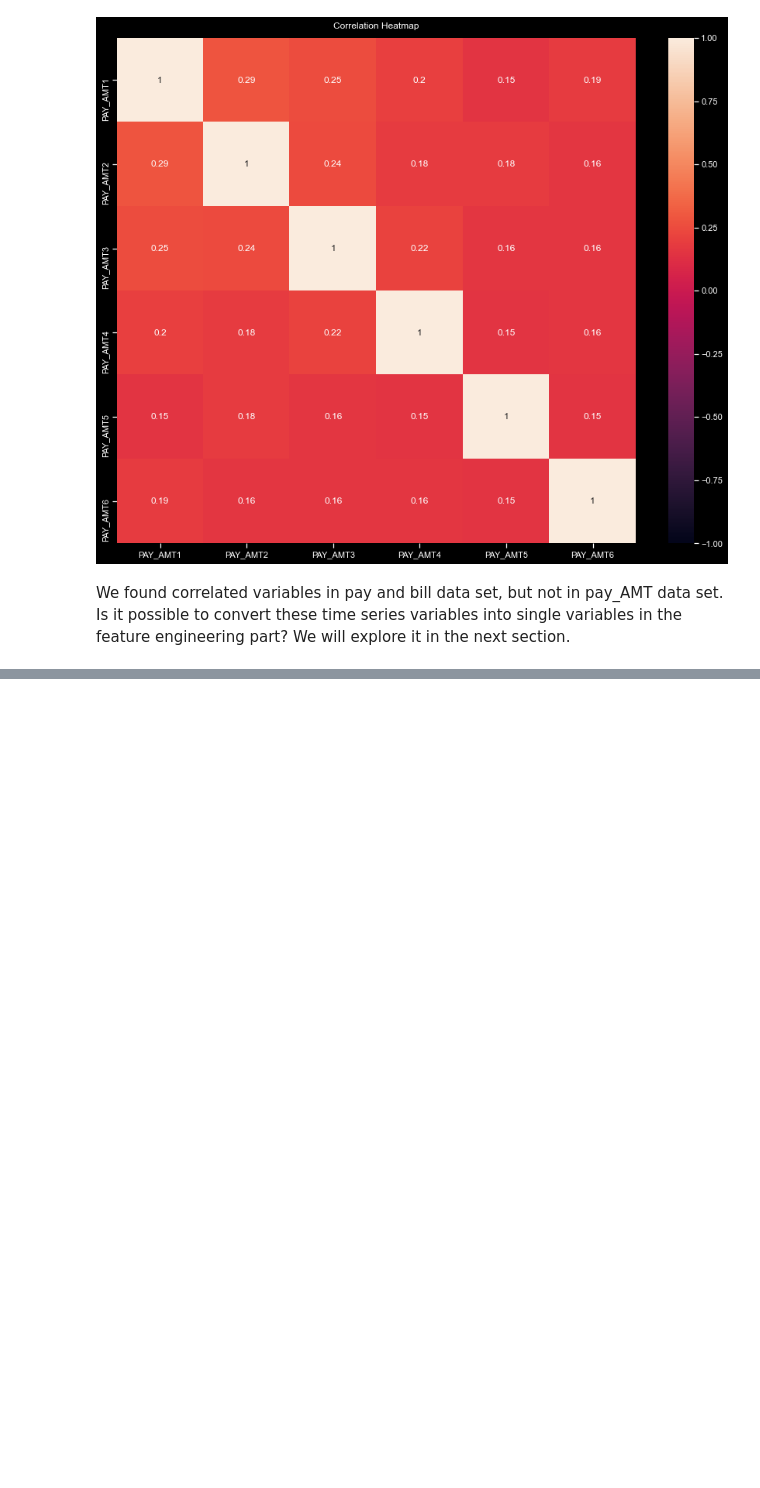
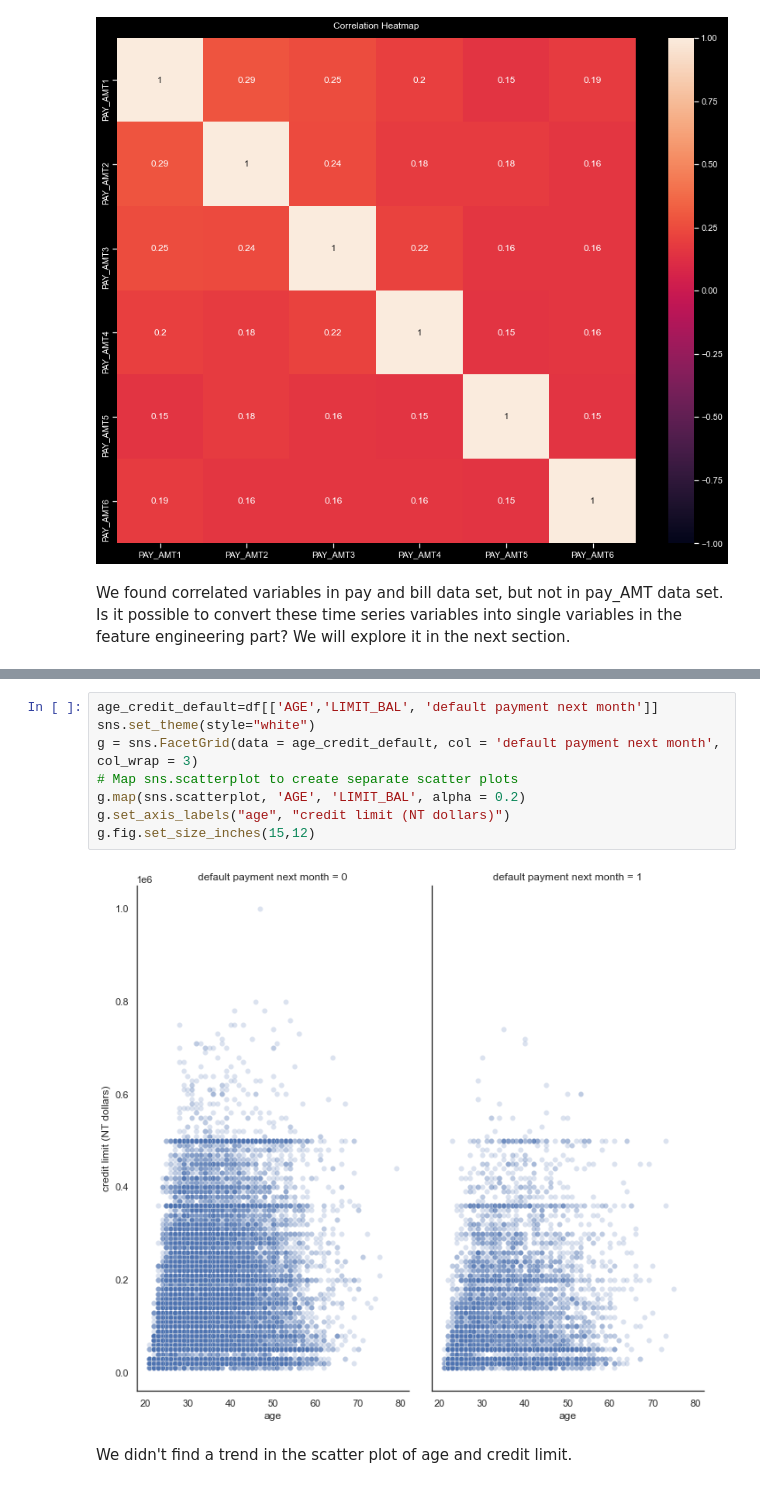
Before and after one commit to Lina-statistics/Capstone_project_Spring_Board, a Jupyter notebook: credit_card_default/exploratory_data_analysis.ipynb, the cells around one changed output, grey strips where cells are left out. Cells and saved outputs as stored; diff of their text form; blank space fills up the shorter version.

```diff
--- a/credit_card_default/exploratory_data_analysis.ipynb
+++ b/credit_card_default/exploratory_data_analysis.ipynb
@@ -359,0 +375,12 @@ We found correlated variables in pay and bill data set, but not in pay_AMT data
+# %%
+age_credit_default=df[['AGE','LIMIT_BAL', 'default payment next month']]
+sns.set_theme(style="white")
+g = sns.FacetGrid(data = age_credit_default, col = 'default payment next month', col_wrap = 3)
+# Map sns.scatterplot to create separate scatter plots
+g.map(sns.scatterplot, 'AGE', 'LIMIT_BAL', alpha = 0.2)
+g.set_axis_labels("age", "credit limit (NT dollars)")
+g.fig.set_size_inches(15,12)
+# %% [output]
+[figure, added]
+# %% [markdown]
+We didn't find a trend in the scatter plot of age and credit limit.
```
Also changed, not shown: parts of 3 cells of this notebook.
